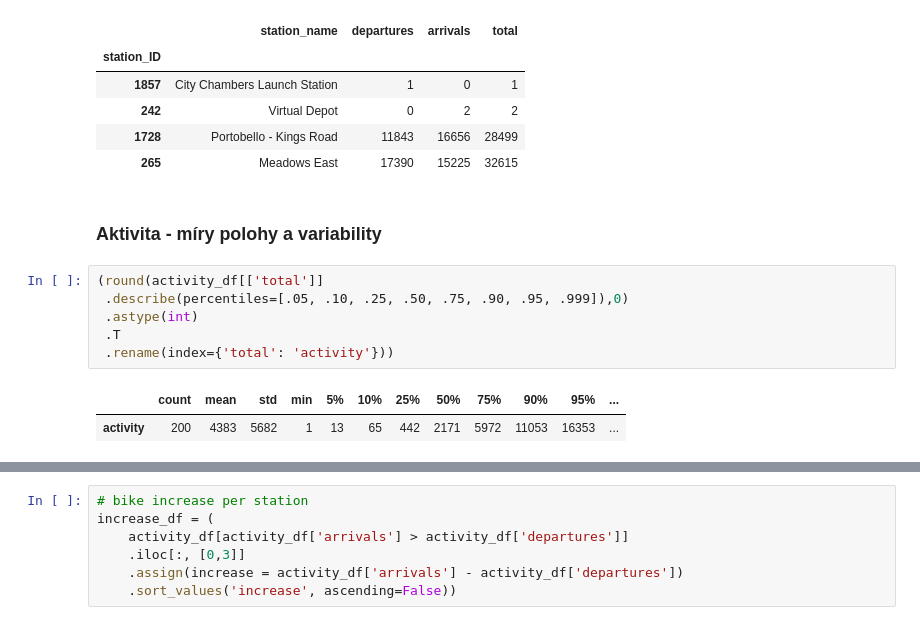
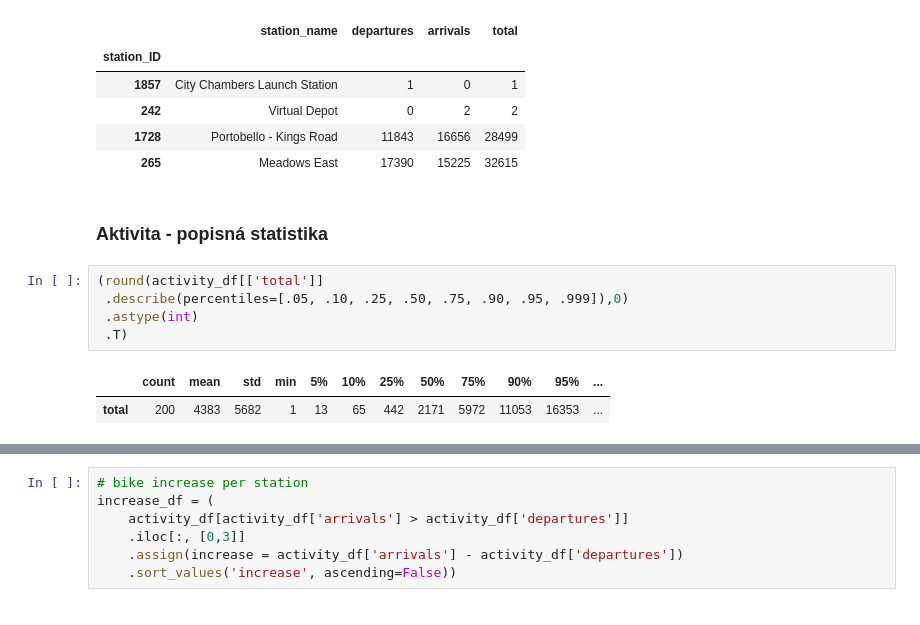
Before and after one commit to michalbk/Data_academy-Python_project, a Jupyter notebook: python_project.ipynb, the cells around one changed output, grey strips where cells are left out. Saved outputs shown, nothing was run; the diff lists cells and outputs as text.

```diff
--- a/python_project.ipynb
+++ b/python_project.ipynb
@@ -119,16 +106,15 @@ activity_df.iloc[[0,1,-2,-1]]
 | 1728 | Portobello - Kings Road | 11843 | 16656 | 28499 |
 | 265 | Meadows East | 17390 | 15225 | 32615 |
 # %% [markdown]
-### Aktivita - míry polohy a variability
+### Aktivita - popisná statistika
 # %%
 (round(activity_df[['total']]
  .describe(percentiles=[.05, .10, .25, .50, .75, .90, .95, .999]),0)
  .astype(int)
- .T
- .rename(index={'total': 'activity'}))
+ .T)
 # %% [output]
 |  | count | mean | std | min | 5% | 10% | 25% | 50% | 75% | 90% | 95% | ... |
-| activity | 200 | 4383 | 5682 | 1 | 13 | 65 | 442 | 2171 | 5972 | 11053 | 16353 | ... |
+| total | 200 | 4383 | 5682 | 1 | 13 | 65 | 442 | 2171 | 5972 | 11053 | 16353 | ... |
 # %%
 fig, axs = plt.subplots(2, 1, figsize=(10,14))
 ax1, ax2 = axs
```
Also changed, not shown: parts of 13 cells of this notebook.
